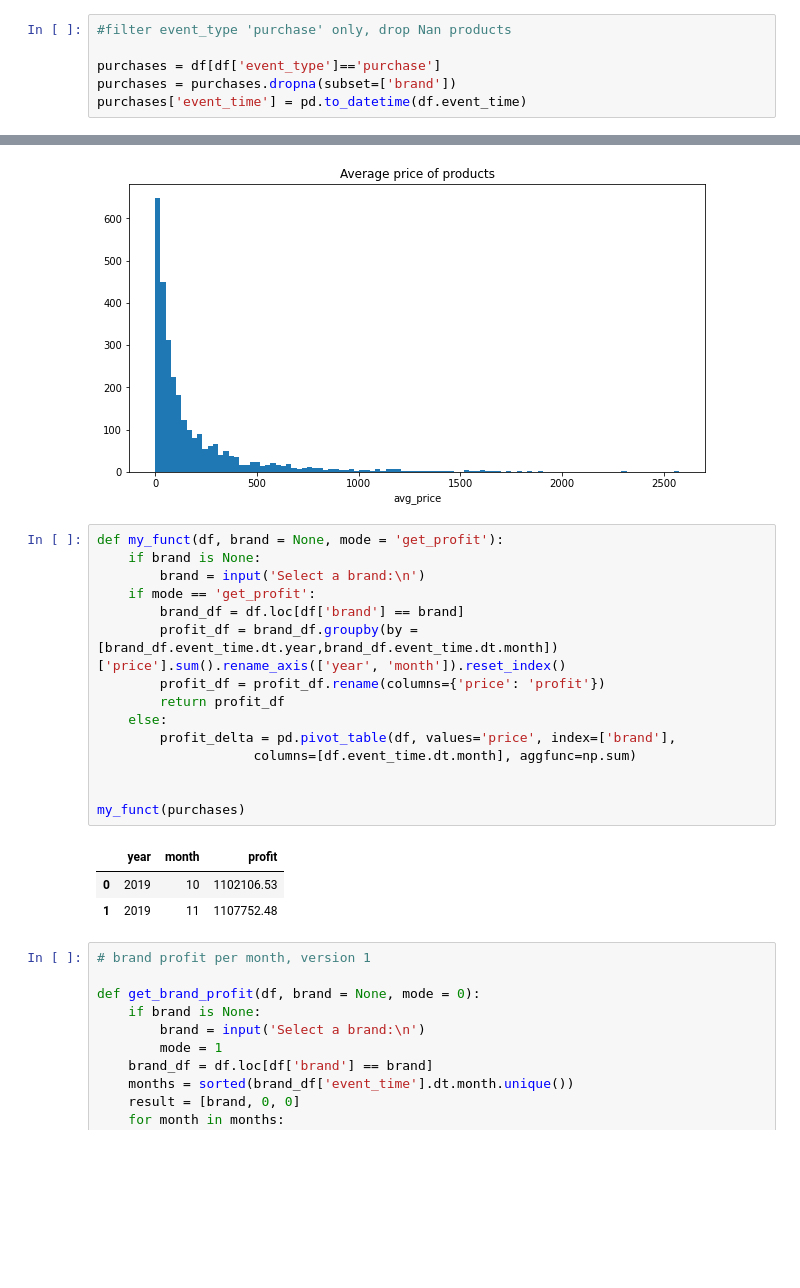
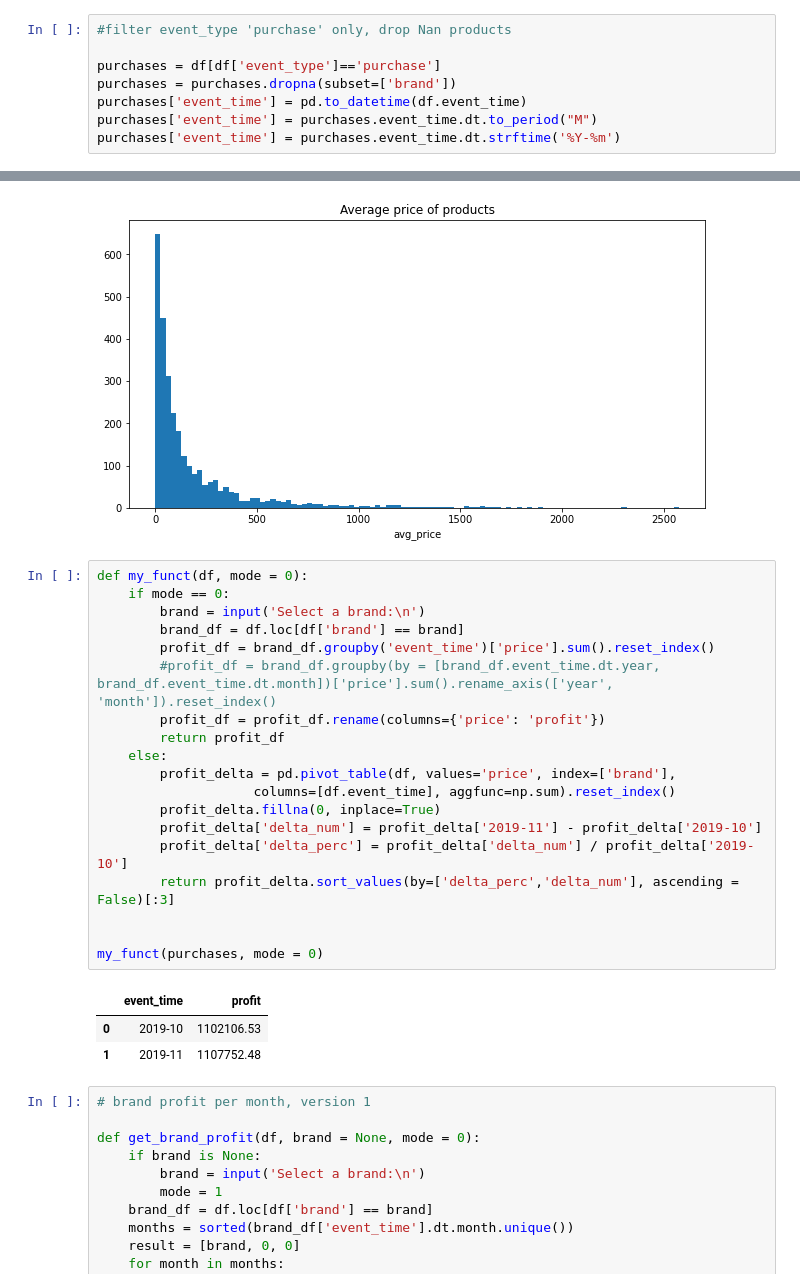
Before and after one commit to domenicocinque/ADM-HW2, a Jupyter notebook: ADM_HW02_RQ4.ipynb, the cells around one changed output, grey strips where cells are left out. Drawn from its saved outputs; the diff is of its cells as text; blank space fills up the shorter version.

Commit message:
refined get single brand, still working on deltas output

```diff
--- a/ADM_HW02_RQ4.ipynb
+++ b/ADM_HW02_RQ4.ipynb
@@ -14,6 +14,8 @@ df = pd.concat([df_oct, df_nov]).reset_index()
 purchases = df[df['event_type']=='purchase']
 purchases = purchases.dropna(subset=['brand'])
 purchases['event_time'] = pd.to_datetime(df.event_time)
+purchases['event_time'] = purchases.event_time.dt.to_period("M")
+purchases['event_time'] = purchases.event_time.dt.strftime('%Y-%m')
 # %%
 # average price of products
 
@@ -31,24 +33,28 @@ plt.show()
 # %% [output]
 [figure]
 # %%
-def my_funct(df, brand = None, mode = 'get_profit'):
-    if brand is None:
+def my_funct(df, mode = 0):
+    if mode == 0:
         brand = input('Select a brand:\n')
-    if mode == 'get_profit':
         brand_df = df.loc[df['brand'] == brand]
-        profit_df = brand_df.groupby(by = [brand_df.event_time.dt.year,brand_df.event_time.dt.month])['price'].sum().rename_axis(['year', 'month']).reset_index()
+        profit_df = brand_df.groupby('event_time')['price'].sum().reset_index()
+        #profit_df = brand_df.groupby(by = [brand_df.event_time.dt.year, brand_df.event_time.dt.month])['price'].sum().rename_axis(['year', 'month']).reset_index()
         profit_df = profit_df.rename(columns={'price': 'profit'})
         return profit_df
     else:
         profit_delta = pd.pivot_table(df, values='price', index=['brand'],
-                    columns=[df.event_time.dt.month], aggfunc=np.sum)
+                    columns=[df.event_time], aggfunc=np.sum).reset_index()
+        profit_delta.fillna(0, inplace=True)
+        profit_delta['delta_num'] = profit_delta['2019-11'] - profit_delta['2019-10']
+        profit_delta['delta_perc'] = profit_delta['delta_num'] / profit_delta['2019-10']
+        return profit_delta.sort_values(by=['delta_perc','delta_num'], ascending = False)[:3]
 
 
-my_funct(purchases)
+my_funct(purchases, mode = 0)
 # %% [output]
-|  | year | month | profit |
-| 0 | 2019 | 10 | 1102106.53 |
-| 1 | 2019 | 11 | 1107752.48 |
+|  | event_time | profit |
+| 0 | 2019-10 | 1102106.53 |
+| 1 | 2019-11 | 1107752.48 |
 # %%
 # brand profit per month, version 1
 
```
